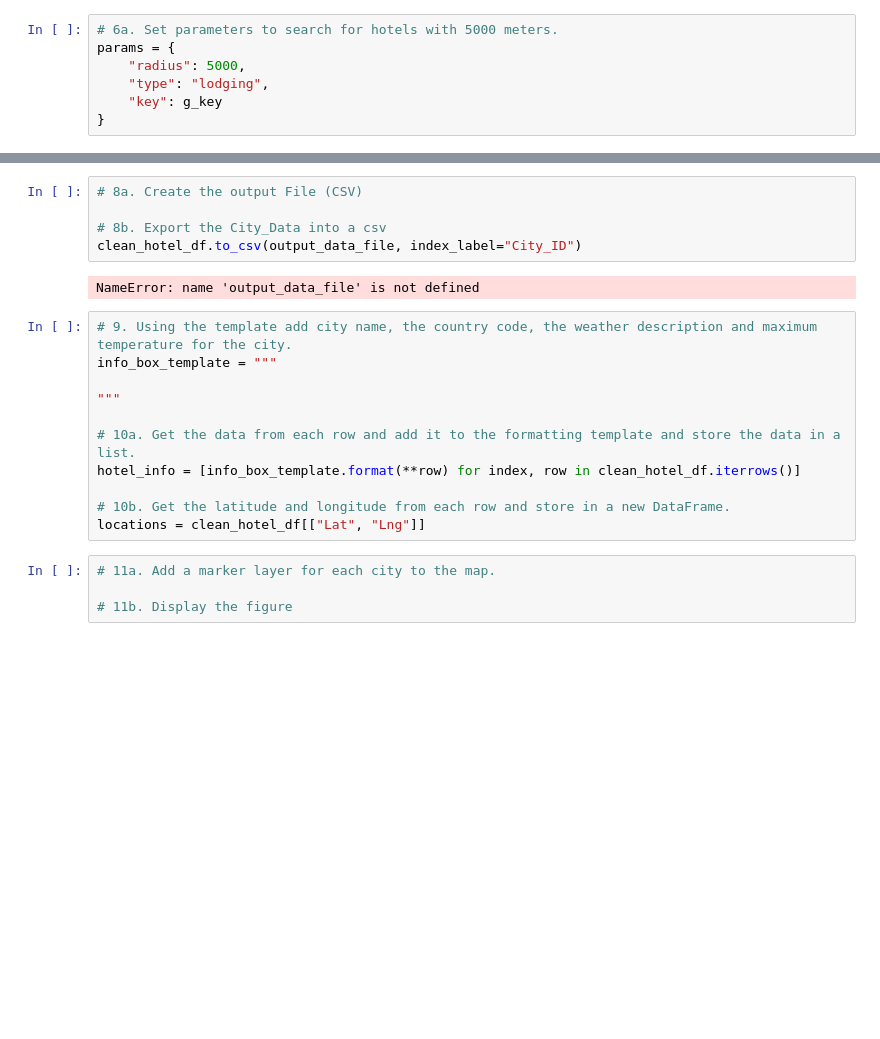
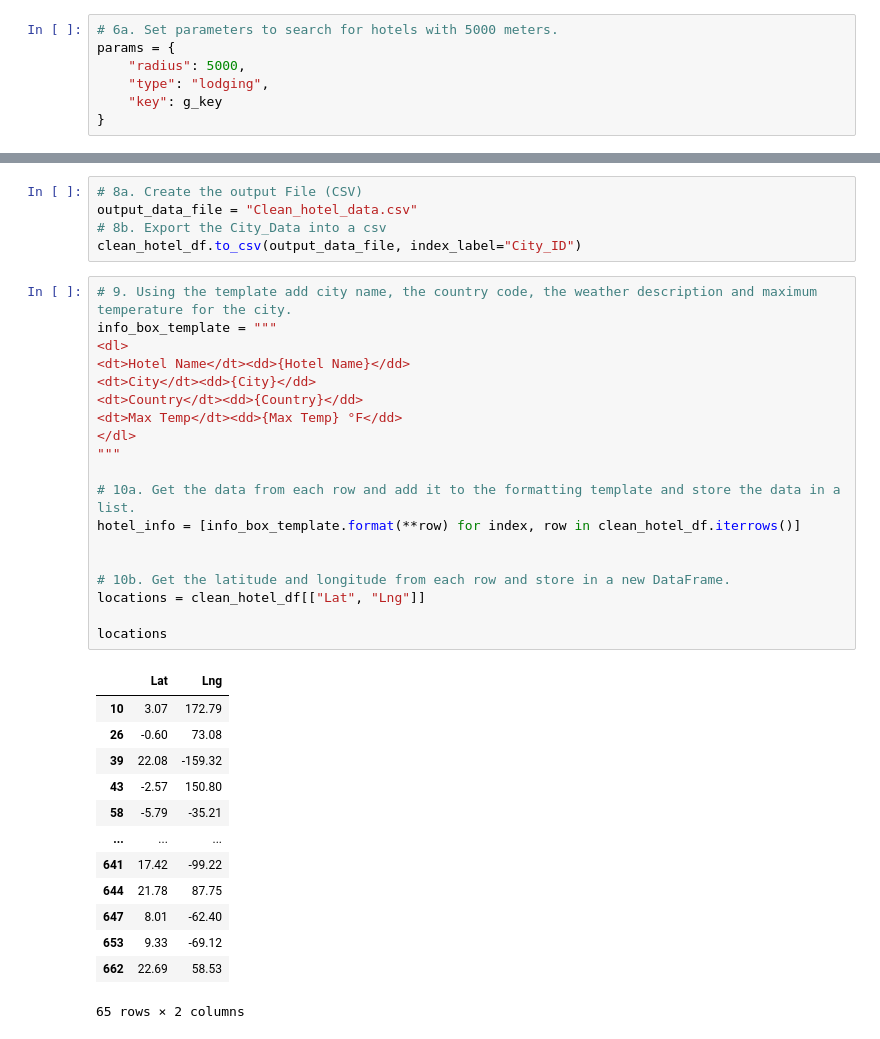
Before and after one commit to vjtrom/World_Weather_Analysis, a Jupyter notebook: Vacation_Search.ipynb, the cells around one changed output, grey strips where cells are left out. Drawn from its saved outputs; the diff is of its cells as text; blank space fills up the shorter version.

```diff
--- a/Vacation_Search.ipynb
+++ b/Vacation_Search.ipynb
@@ -246,23 +249,39 @@ Hotel Name             103
 dtype: int64
 # %%
 # 8a. Create the output File (CSV)
-
+output_data_file = "Clean_hotel_data.csv"
 # 8b. Export the City_Data into a csv
 clean_hotel_df.to_csv(output_data_file, index_label="City_ID")
-# %% [output]
-NameError: name 'output_data_file' is not defined
 # %%
 # 9. Using the template add city name, the country code, the weather description and maximum temperature for the city.
 info_box_template = """
-
+<dl>
+<dt>Hotel Name</dt><dd>{Hotel Name}</dd>
+<dt>City</dt><dd>{City}</dd>
+<dt>Country</dt><dd>{Country}</dd>
+<dt>Max Temp</dt><dd>{Max Temp} °F</dd>
+</dl>
 """
 
 # 10a. Get the data from each row and add it to the formatting template and store the data in a list.
 hotel_info = [info_box_template.format(**row) for index, row in clean_hotel_df.iterrows()]
 
+
 # 10b. Get the latitude and longitude from each row and store in a new DataFrame.
 locations = clean_hotel_df[["Lat", "Lng"]]
+
+locations
+# %% [output]
+|  | Lat | Lng |
+| 10 | 3.07 | 172.79 |
+| 26 | -0.60 | 73.08 |
+| 39 | 22.08 | -159.32 |
+| 43 | -2.57 | 150.80 |
+| 58 | -5.79 | -35.21 |
+| ... | ... | ... |
+| 641 | 17.42 | -99.22 |
+| 644 | 21.78 | 87.75 |
+| 647 | 8.01 | -62.40 |
+| 653 | 9.33 | -69.12 |
+| 662 | 22.69 | 58.53 |
+65 rows × 2 columns
-# %%
-# 11a. Add a marker layer for each city to the map.
-
-# 11b. Display the figure
```
Also changed, not shown: parts of 12 cells of this notebook, 1 other file.
